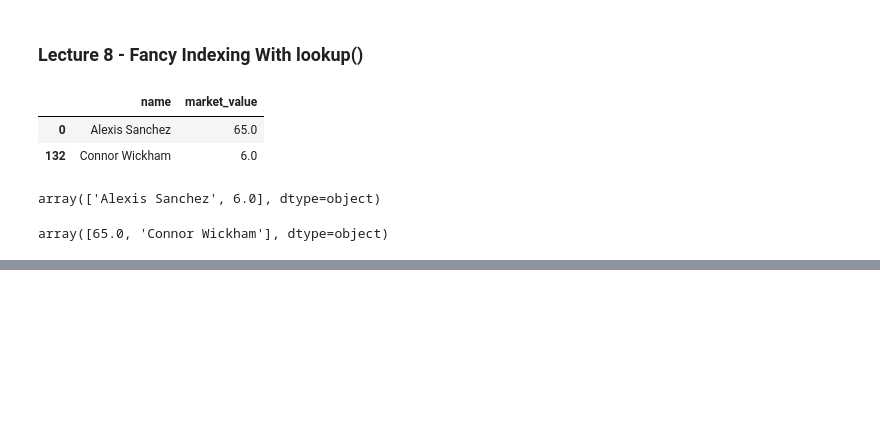
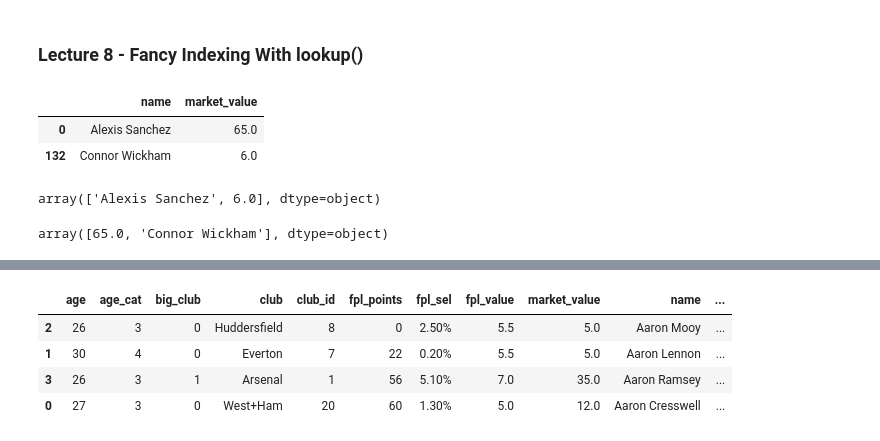
Before and after one commit to momchilantonov/ultimate_pandas_bootcamp, a Jupyter notebook: lectures/DataFrames in Depth.ipynb, the cells around one changed output, grey strips where cells are left out. Cells and saved outputs as stored; diff of their text form; code cells hidden in the pictures; blank space fills up the shorter version.

```diff
--- a/lectures/DataFrames in Depth.ipynb
+++ b/lectures/DataFrames in Depth.ipynb
@@ -847,0 +832,2 @@ players_data.reset_index()
+# %%
+players_data.reset_index(inplace=True)
@@ -847,0 +885,8 @@ players_data.reset_index()
+# %%
+players_data.reindex(index=[2, 1, 3, 0]).sort_index(axis=1)
+# %% [output]
+|  | age | age_cat | big_club | club | club_id | fpl_points | fpl_sel | fpl_value | market_value | name | ... |
+| 2 | 26 | 3 | 0 | Huddersfield | 8 | 0 | 2.50% | 5.5 | 5.0 | Aaron Mooy | ... |
+| 1 | 30 | 4 | 0 | Everton | 7 | 22 | 0.20% | 5.5 | 5.0 | Aaron Lennon | ... |
+| 3 | 26 | 3 | 1 | Arsenal | 1 | 56 | 5.10% | 7.0 | 35.0 | Aaron Ramsey | ... |
+| 0 | 27 | 3 | 0 | West+Ham | 20 | 60 | 1.30% | 5.0 | 12.0 | Aaron Cresswell | ... |
```
Also changed, not shown: parts of 34 cells of this notebook.
